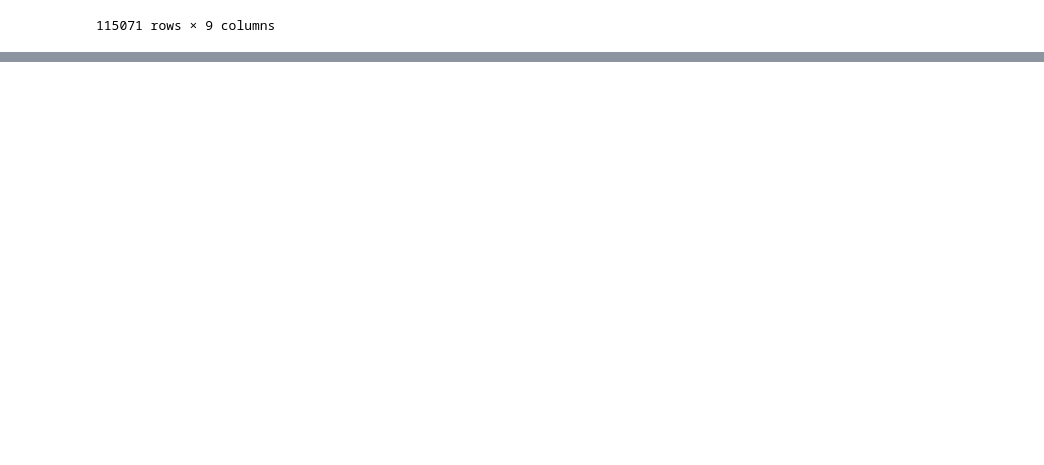
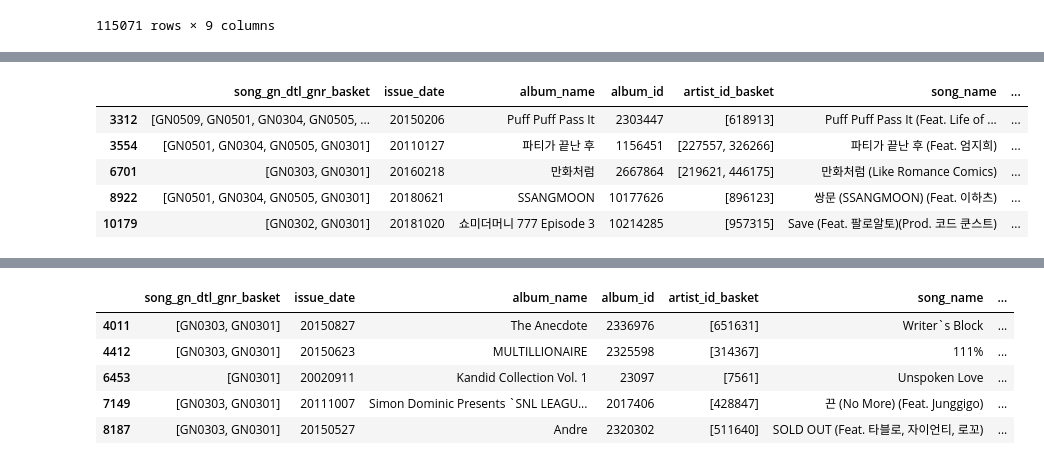
Before and after one commit to haeuuu/Alternating-LeastSquares-for-Playlist-Continuation, a Jupyter notebook: pred_validation.ipynb, the cells around one changed output, grey strips where cells are left out. Saved outputs shown, nothing was run; the diff lists cells and outputs as text; code cells hidden in the pictures; blank space fills up the shorter version.

```diff
--- a/pred_validation.ipynb
+++ b/pred_validation.ipynb
@@ -275,0 +515,15 @@ from tqdm import tqdm
+# %%
+idx = 11596
+target = val.iloc[idx]
+
+# extract clusters/tags
+values = [train_obj.to_inner_iid(str(i)) for i in val.iloc[idx].clusters_tags]
+
+# convert to one-hot vector
+s = np.eye(n_values)[values].sum(axis=0)
+
+# calcuate similarity
+sim = SVD_mat_scaled.dot(s)
+most_similar_ply = sim.argmax() # the most similar plylst
+
+display(val.iloc[[idx]])
@@ -275,0 +539,46 @@ from tqdm import tqdm
+# %%
+#########
+# songs #
+#########
+
+song_inner_id = [raw_to_inner[i] for i in range(0,1000)]
+sim_clusters = SVD_mat_scaled[most_similar_ply,song_inner_id] # 가장 유사한 유저의 노래 점수를 추출
+
+songs = set(target.songs)
+len_ = len(songs)
+
+n = 100
+end_num = len_ + n
+
+# 점수를 고려하여 cluster별로 노래를 선택합니다.
+# ex : cluster 1에 대한 점수가 0.3인 경우 : cluster 1에서 30개의 노래를 빈도 순으로 추출한다.
+
+for ratio, cluster_inner_id in sorted(zip(sim_clusters,song_inner_id), reverse=True):
+    cluster_id = int(train_obj.to_raw_iid(cluster_inner_id))
+    display(song_meta.query(f'new_song_id == {cluster_id}').head())
+    num = int(n*ratio) + 1
+    limit =len_ + num
+
+    for song in song_freq_dict.loc[str(cluster_id)]:
+        end_state = (len(songs) >= end_num)
+        if (len(songs) >= limit) or end_state:
+            break
+        songs.add(str(song))
+
+    if end_state:
+        break
+    len_ = len(songs)
+
+recommended_songs = songs - set(target.songs)
+
+print("Ground truth :", [sid_to_song[i] for i in target.songs])
+print("Recommended songs :")
+for i in recommended_songs:
+    print(sid_to_song[int(i)])
+# %% [output]
+|  | song_gn_dtl_gnr_basket | issue_date | album_name | album_id | artist_id_basket | song_name | ... |
+| 3312 | [GN0509, GN0501, GN0304, GN0505, ... | 20150206 | Puff Puff Pass It | 2303447 | [618913] | Puff Puff Pass It (Feat. Life of ... | ... |
+| 3554 | [GN0501, GN0304, GN0505, GN0301] | 20110127 | 파티가 끝난 후 | 1156451 | [227557, 326266] | 파티가 끝난 후 (Feat. 엄지희) | ... |
+| 6701 | [GN0303, GN0301] | 20160218 | 만화처럼 | 2667864 | [219621, 446175] | 만화처럼 (Like Romance Comics) | ... |
+| 8922 | [GN0501, GN0304, GN0505, GN0301] | 20180621 | SSANGMOON | 10177626 | [896123] | 쌍문 (SSANGMOON) (Feat. 이하츠) | ... |
+| 10179 | [GN0302, GN0301] | 20181020 | 쇼미더머니 777 Episode 3 | 10214285 | [957315] | Save (Feat. 팔로알토)(Prod. 코드 쿤스트) | ... |
@@ -275,0 +597,6 @@ from tqdm import tqdm
+|  | song_gn_dtl_gnr_basket | issue_date | album_name | album_id | artist_id_basket | song_name | ... |
+| 4011 | [GN0303, GN0301] | 20150827 | The Anecdote | 2336976 | [651631] | Writer`s Block | ... |
+| 4412 | [GN0303, GN0301] | 20150623 | MULTILLIONAIRE | 2325598 | [314367] | 111% | ... |
+| 6453 | [GN0301] | 20020911 | Kandid Collection Vol. 1 | 23097 | [7561] | Unspoken Love | ... |
+| 7149 | [GN0303, GN0301] | 20111007 | Simon Dominic Presents `SNL LEAGU... | 2017406 | [428847] | 끈 (No More) (Feat. Junggigo) | ... |
+| 8187 | [GN0303, GN0301] | 20150527 | Andre | 2320302 | [511640] | SOLD OUT (Feat. 타블로, 자이언티, 로꼬) | ... |
```
Also changed, not shown: parts of 34 cells of this notebook.
